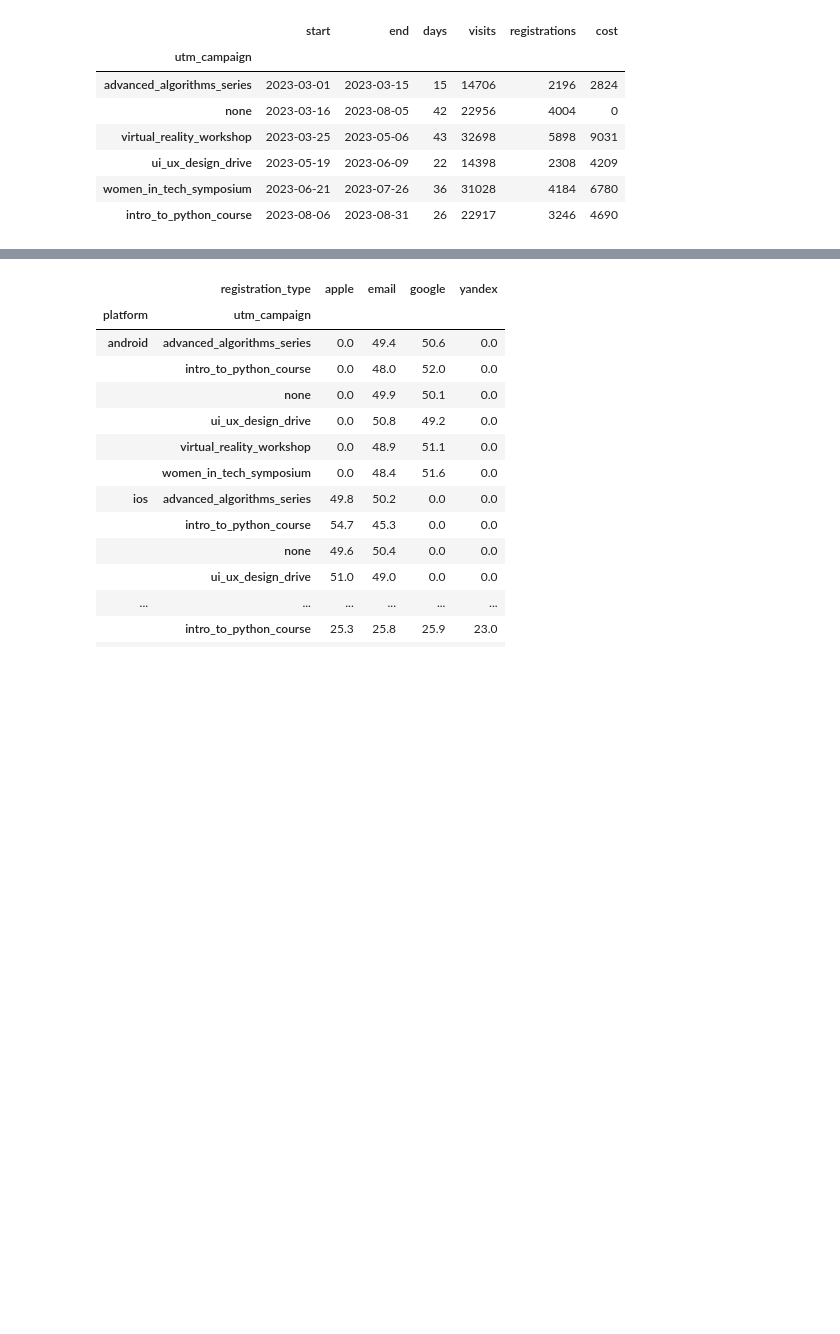
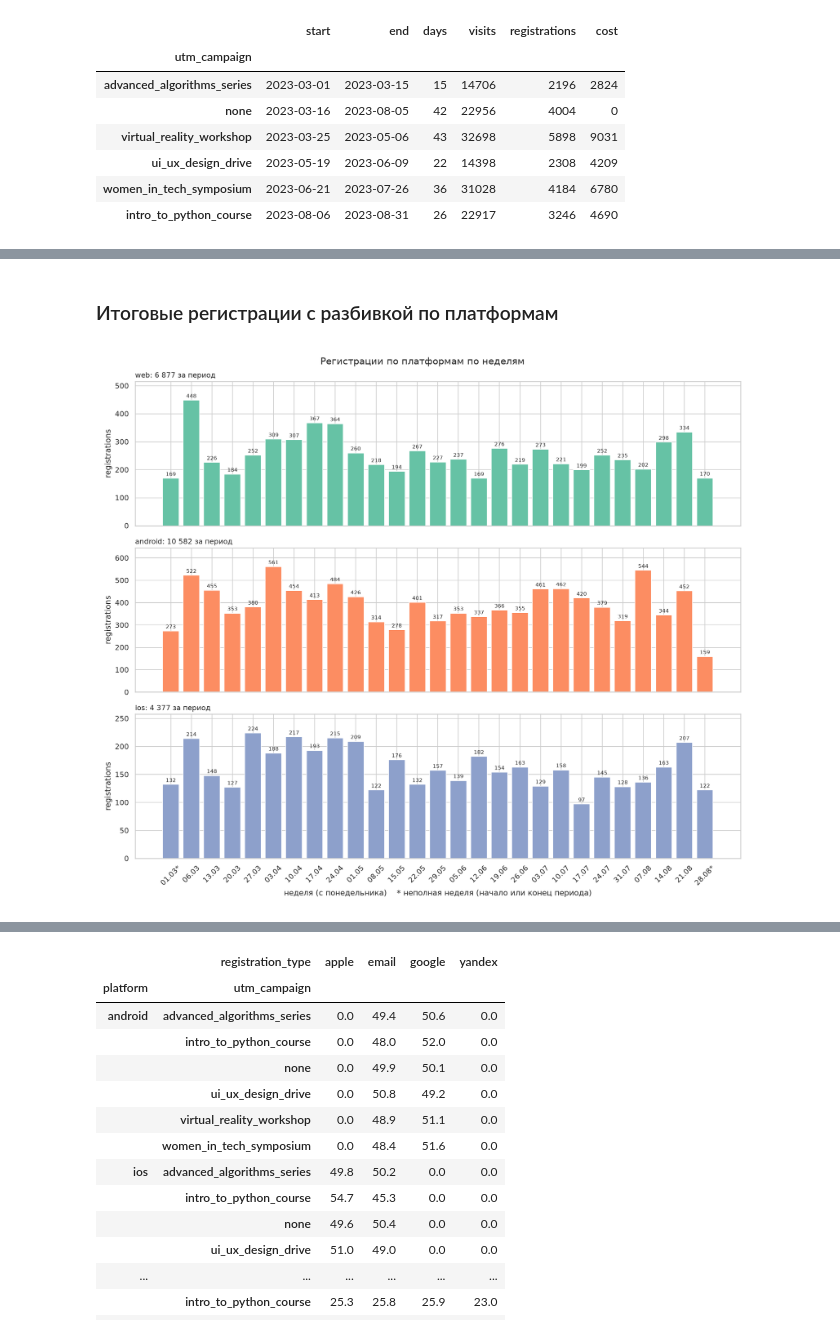
Before and after one commit to arnautovd/bi-analyst-project-100, a Jupyter notebook: charts_project.ipynb, the cells around one changed output, grey strips where cells are left out. Cells and saved outputs as stored; diff of their text form; code cells hidden in the pictures; blank space fills up the shorter version.

```diff
--- a/charts_project.ipynb
+++ b/charts_project.ipynb
@@ -519,0 +504,9 @@ save_chart(fig, 'registrations_by_type')
+# %% [markdown]
+### Итоговые регистрации с разбивкой по платформам
+# %%
+save_chart(
+    platform_subplots('registrations', 'Регистрации по платформам по неделям'),
+    'registrations_by_platform',
+)
+# %% [output]
+[figure, added]
```
Also changed, not shown: parts of 44 cells of this notebook, 14 other files.
